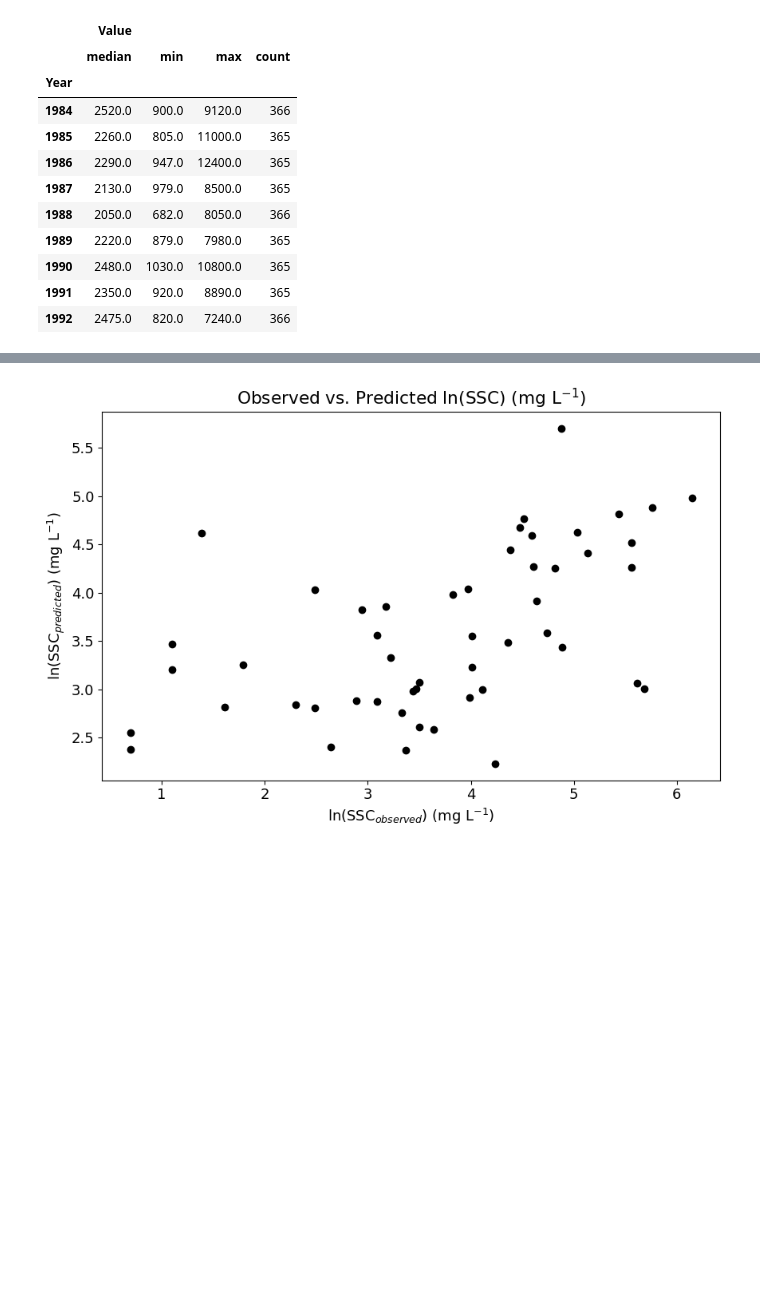
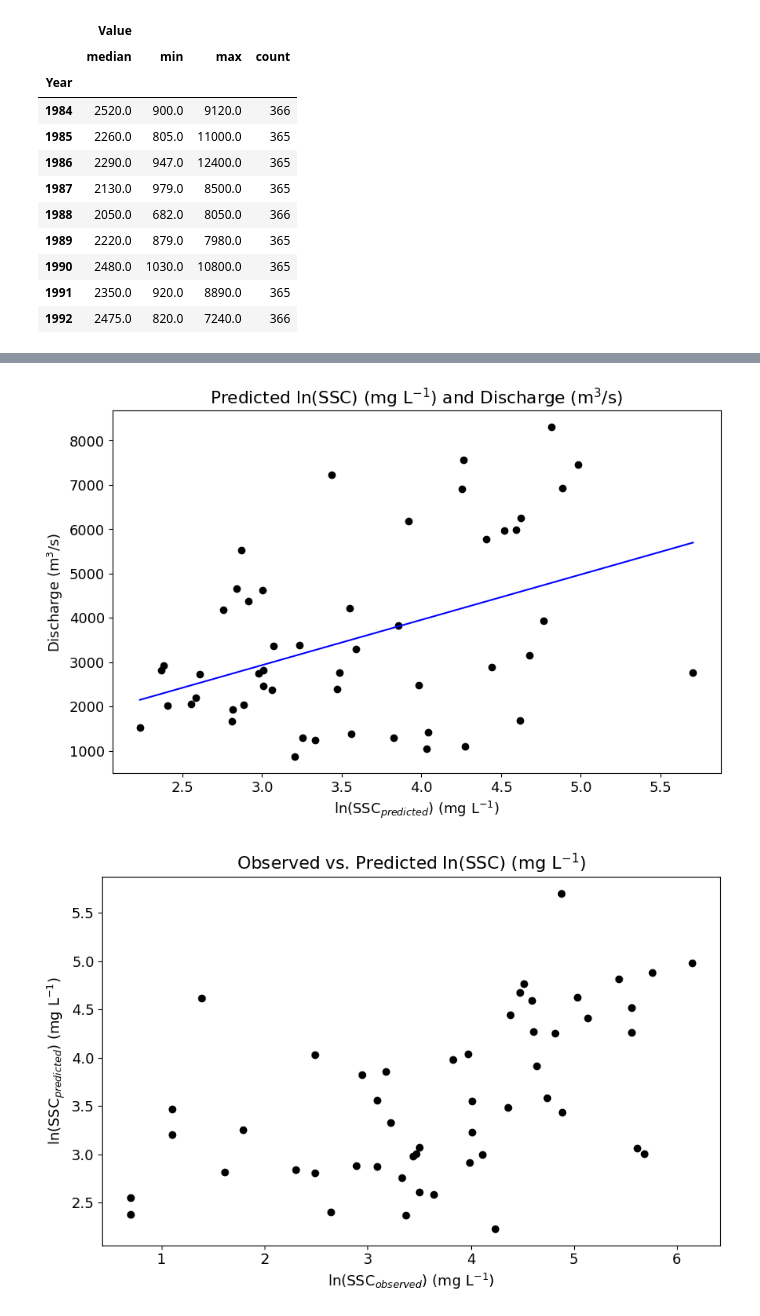
Before and after one commit to erinnfairley/SSC-Remote-Sensing-Fraser-River, a Jupyter notebook: SSCRemoteSensing_cleancode.ipynb, the cells around one changed output, grey strips where cells are left out. Cells and saved outputs as stored; diff of their text form; code cells hidden in the pictures; blank space fills up the shorter version.

```diff
--- a/SSCRemoteSensing_cleancode.ipynb
+++ b/SSCRemoteSensing_cleancode.ipynb
@@ -473,3 +495,18 @@ files.download('summary_stats3.csv')
+# %%
+# Plot for predicted concentrations and discharge
+
+fig, ax = plt.subplots(figsize=(10,6))
+
+ax.scatter(discharge_sediment['lnSSC_predicted'], discharge_sediment['Value'], color='black')
+ax.plot(x_values, y_values, color='blue', label='Trendline') # plots the trendline
+ax.set_xlabel('ln(SSC$_{predicted}$) (mg L$^{-1}$)')
+ax.set_ylabel(r'Discharge (m$^{3}$/s)', color='black')  # Sub and superscript using LaTeX notation
+ax.set_title('Predicted ln(SSC) (mg L$^{-1}$) and Discharge (m$^{3}$/s)')
+ax.tick_params('y', labelcolor='black')
+
+plt.show()
+# %% [output]
+[figure, added]
 # %%
 # Plot for ln(SSC) concentrations with trendline
 
```
Also changed, not shown: parts of 5 cells of this notebook.
